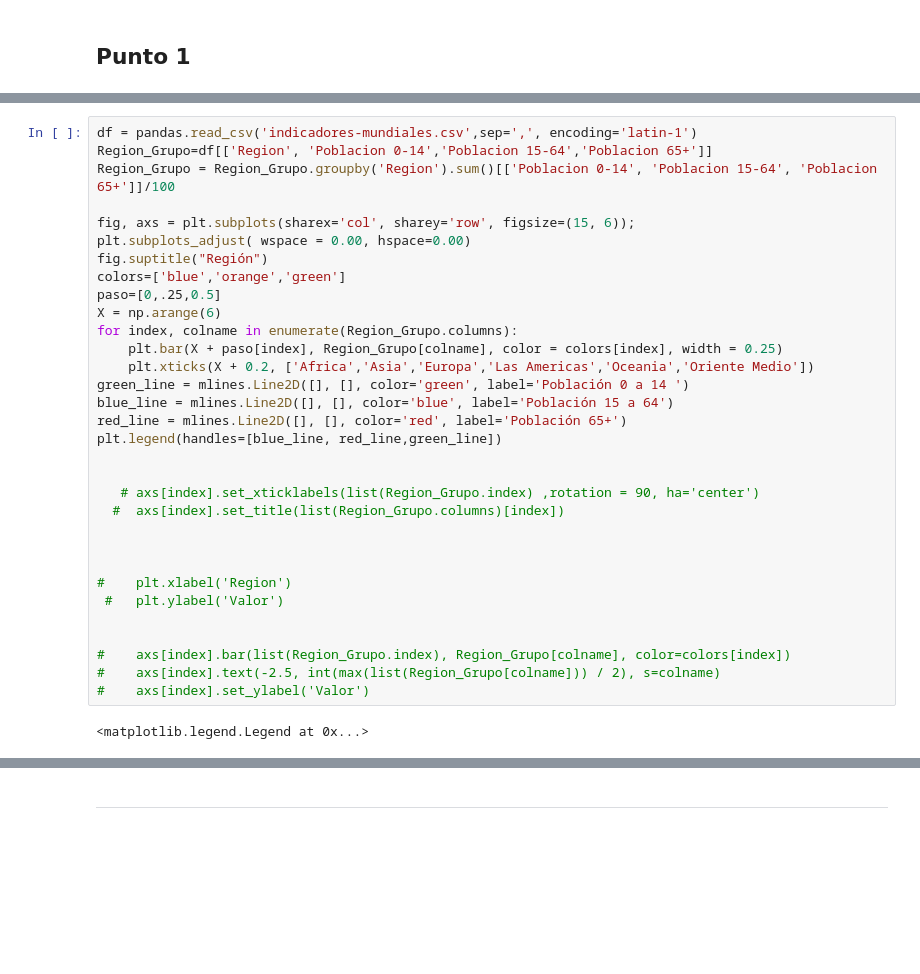
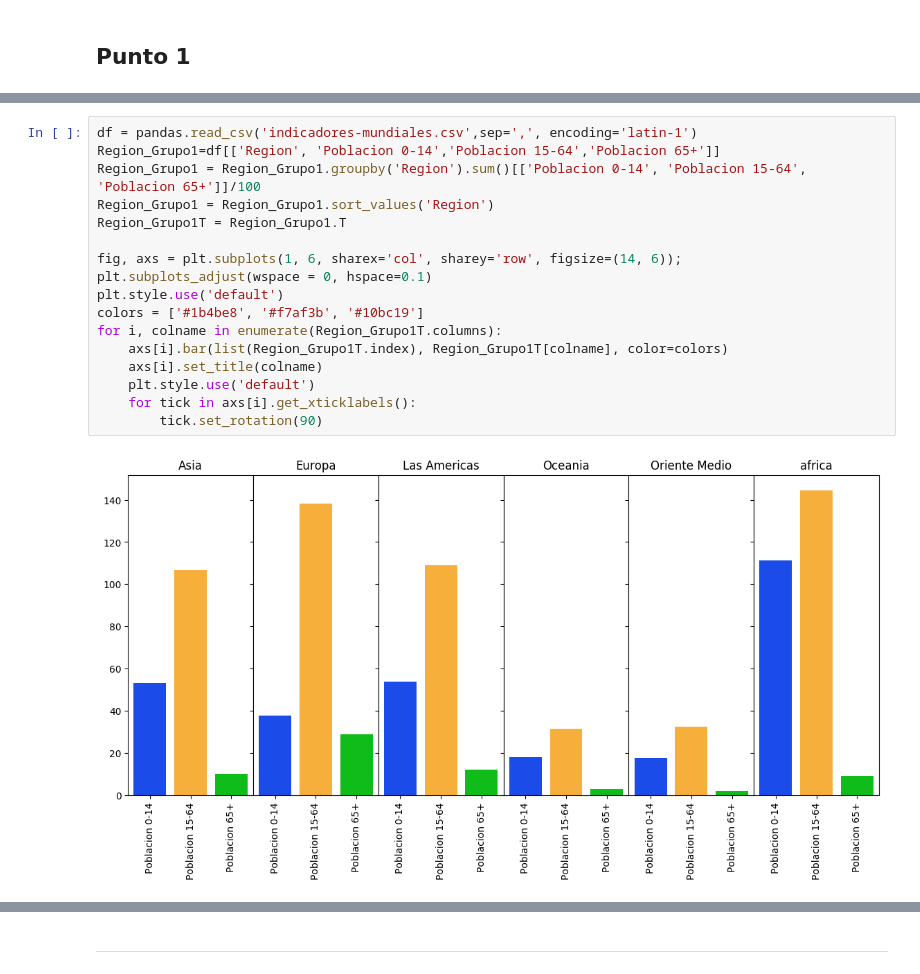
Before and after one commit to cda-2019-01/lab-visualizacion-matplotlib-jorgmoga, a Jupyter notebook: visualizacion-de-datos-usando-matplotlib.ipynb, the cells around one changed output, grey strips where cells are left out. Drawn from its saved outputs; the diff is of its cells as text; blank space fills up the shorter version.

```diff
--- a/visualizacion-de-datos-usando-matplotlib.ipynb
+++ b/visualizacion-de-datos-usando-matplotlib.ipynb
@@ -82,37 +44,22 @@ plt.legend(handles=[blue_line, red_line,green_line])
-# %%
-df = pandas.read_csv('indicadores-mundiales.csv',sep=',', encoding='latin-1')
-Region_Grupo=df[['Region', 'Poblacion 0-14','Poblacion 15-64','Poblacion 65+']]
-Region_Grupo = Region_Grupo.groupby('Region').sum()[['Poblacion 0-14', 'Poblacion 15-64', 'Poblacion 65+']]/100
-
-fig, axs = plt.subplots(sharex='col', sharey='row', figsize=(15, 6));
-plt.subplots_adjust( wspace = 0.00, hspace=0.00)
-fig.suptitle("Región")
-colors=['blue','orange','green']
-paso=[0,.25,0.5]
-X = np.arange(6)
-for index, colname in enumerate(Region_Grupo.columns):
-    plt.bar(X + paso[index], Region_Grupo[colname], color = colors[index], width = 0.25)
-    plt.xticks(X + 0.2, ['Africa','Asia','Europa','Las Americas','Oceania','Oriente Medio'])
-green_line = mlines.Line2D([], [], color='green', label='Población 0 a 14 ')
-blue_line = mlines.Line2D([], [], color='blue', label='Población 15 a 64')
-red_line = mlines.Line2D([], [], color='red', label='Población 65+')
-plt.legend(handles=[blue_line, red_line,green_line])
-
-
-   # axs[index].set_xticklabels(list(Region_Grupo.index) ,rotation = 90, ha='center')
-  #  axs[index].set_title(list(Region_Grupo.columns)[index])
-
-
-
-#    plt.xlabel('Region')
- #   plt.ylabel('Valor')
-
-
-#    axs[index].bar(list(Region_Grupo.index), Region_Grupo[colname], color=colors[index])
-#    axs[index].text(-2.5, int(max(list(Region_Grupo[colname])) / 2), s=colname)
-#    axs[index].set_ylabel('Valor')
-# %% [output]
-<matplotlib.legend.Legend at 0x...>
+# %%
+df = pandas.read_csv('indicadores-mundiales.csv',sep=',', encoding='latin-1')
+Region_Grupo1=df[['Region', 'Poblacion 0-14','Poblacion 15-64','Poblacion 65+']]
+Region_Grupo1 = Region_Grupo1.groupby('Region').sum()[['Poblacion 0-14', 'Poblacion 15-64', 'Poblacion 65+']]/100
+Region_Grupo1 = Region_Grupo1.sort_values('Region')
+Region_Grupo1T = Region_Grupo1.T
+
+fig, axs = plt.subplots(1, 6, sharex='col', sharey='row', figsize=(14, 6));
+plt.subplots_adjust(wspace = 0, hspace=0.1)
+plt.style.use('default')
+colors = ['#1b4be8', '#f7af3b', '#10bc19']
+for i, colname in enumerate(Region_Grupo1T.columns):
+    axs[i].bar(list(Region_Grupo1T.index), Region_Grupo1T[colname], color=colors)
+    axs[i].set_title(colname)
+    plt.style.use('default')
+    for tick in axs[i].get_xticklabels():
+        tick.set_rotation(90)
+# %% [output]
+[figure, added]
 # %% [markdown]
 ## Punto 3
 Construya una gráfica similar a la siguiente usando el archivo `indicadores-mundiales.csv`. Se grafica la suma del porcetaje de la población por regiones.
```
Also changed, not shown: parts of 8 cells of this notebook.
